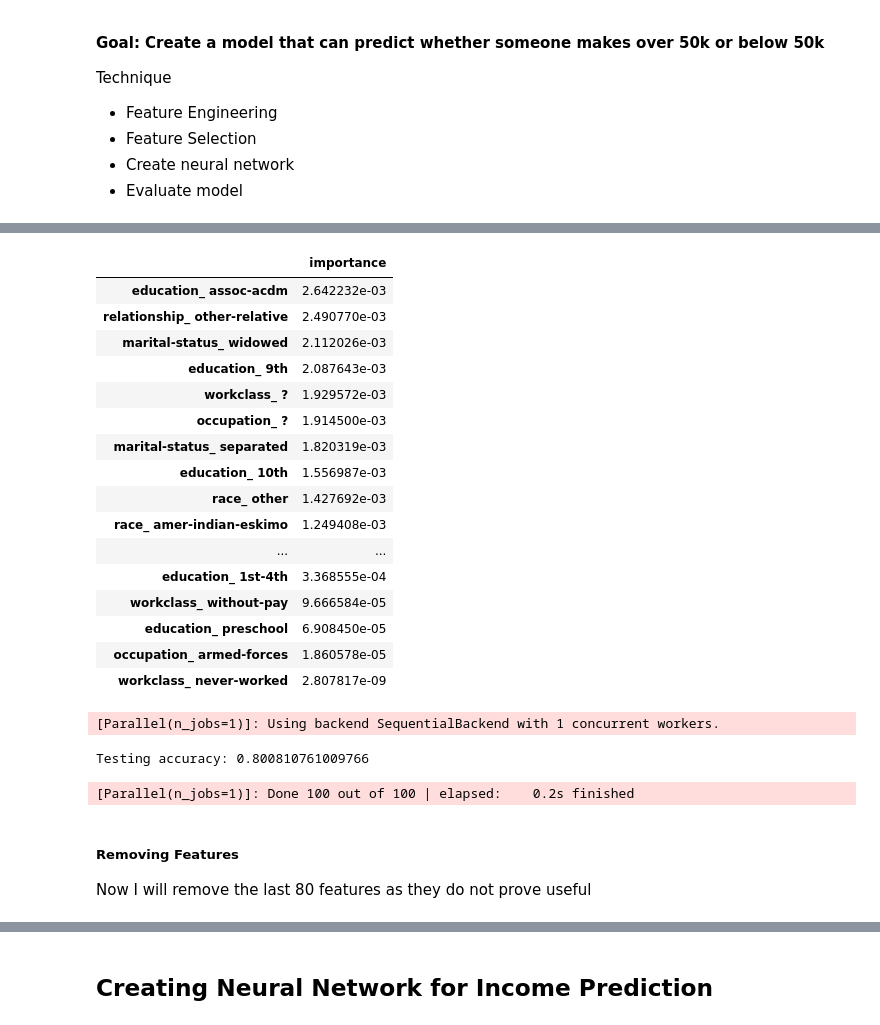
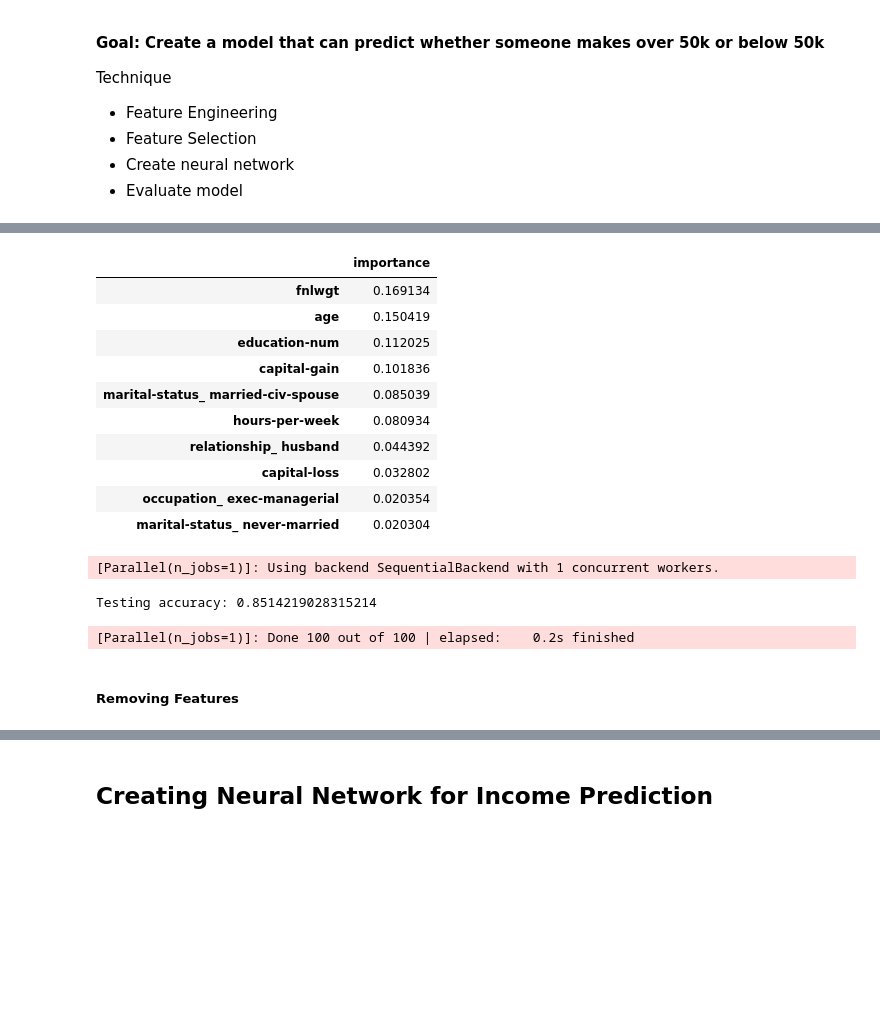
Before and after one commit to callistac/IncomePrediction, a Jupyter notebook: src/income_prediction.ipynb, the cells around one changed output, grey strips where cells are left out. Saved outputs shown, nothing was run; the diff lists cells and outputs as text; code cells hidden in the pictures; blank space fills up the shorter version.

Commit message:
achieved good accuracy, cleaned up notebooks

```diff
--- a/src/income_prediction.ipynb
+++ b/src/income_prediction.ipynb
@@ -25,0 +28,4 @@ df_test = load_data('../data/au_test.csv')
+# %%
+# replacing missing values with numpy nan
+df_train = df_train.replace(' ?', np.NaN)
+df_test = df_test.replace(' ?', np.NaN)
@@ -26,2 +34,6 @@ df_test = load_data('../data/au_test.csv')
+# %%
+# removing education column (since education was found to exactly correlate with education-num in the eda analysis)
+df_train = df_train.drop(['education'], axis=1)
+df_test = df_test.drop(['education'], axis=1)
 # %% [markdown]
 ## Feature Engineering
@@ -75,8 +64,9 @@ def binarize_lbls(labels):
     return pd.DataFrame(lb.fit_transform(labels), columns=['class'])
 # %%
 # converting categorical values to numerical values
-categorical_columns = ['workclass', 'education', 'marital-status',\
+categorical_columns = ['workclass', 'marital-status',\
                        'relationship', 'race', 'sex', 'US', 'occupation']
+
 df_train_encoded = one_hot_encode(df_train, categorical_columns)
 df_train_encoded.columns = map(str.lower, df_train_encoded.columns)
 
@@ -146,4 +95 @@ Name: class, dtype: int64
-# %%
-y_train = downsampled['class']
-x_train = downsampled.drop(['class'], axis=1)
 # %% [markdown]
@@ -161,33 +107,26 @@ RandomForestClassifier(verbose=1)
 # %%
 feature_importances = pd.DataFrame(rf_model.feature_importances_, index = x_train.columns,
                                     columns=['importance']).sort_values('importance', ascending=False)
-feature_importances[-20:]
+feature_importances[:10]
 # %% [output]
 |  | importance |
-| education_ assoc-acdm | 2.642232e-03 |
-| relationship_ other-relative | 2.490770e-03 |
-| marital-status_ widowed | 2.112026e-03 |
-| education_ 9th | 2.087643e-03 |
-| workclass_ ? | 1.929572e-03 |
-| occupation_ ? | 1.914500e-03 |
-| marital-status_ separated | 1.820319e-03 |
-| education_ 10th | 1.556987e-03 |
-| race_ other | 1.427692e-03 |
-| race_ amer-indian-eskimo | 1.249408e-03 |
-| ... | ... |
-| education_ 1st-4th | 3.368555e-04 |
-| workclass_ without-pay | 9.666584e-05 |
-| education_ preschool | 6.908450e-05 |
-| occupation_ armed-forces | 1.860578e-05 |
-| workclass_ never-worked | 2.807817e-09 |
+| fnlwgt | 0.169134 |
+| age | 0.150419 |
+| education-num | 0.112025 |
+| capital-gain | 0.101836 |
+| marital-status_ married-civ-spouse | 0.085039 |
+| hours-per-week | 0.080934 |
+| relationship_ husband | 0.044392 |
+| capital-loss | 0.032802 |
+| occupation_ exec-managerial | 0.020354 |
+| marital-status_ never-married | 0.020304 |
 # %%
 print("Testing accuracy: {}".format(rf_model.score(x_test, y_test)))
 # %% [output]
 [Parallel(n_jobs=1)]: Using backend SequentialBackend with 1 concurrent workers.
-Testing accuracy: 0.800810761009766
+Testing accuracy: 0.8514219028315214
 [Parallel(n_jobs=1)]: Done 100 out of 100 | elapsed:    0.2s finished
-# %% [markdown]
-##### Removing Features
-Now I will remove the last 80 features as they do not prove useful
+# %% [markdown]
+##### Removing Features
 # %%
 # removing columns that are not detected as important according to our decision tree
```
Also changed, not shown: parts of 26 cells of this notebook, 1 other file.
